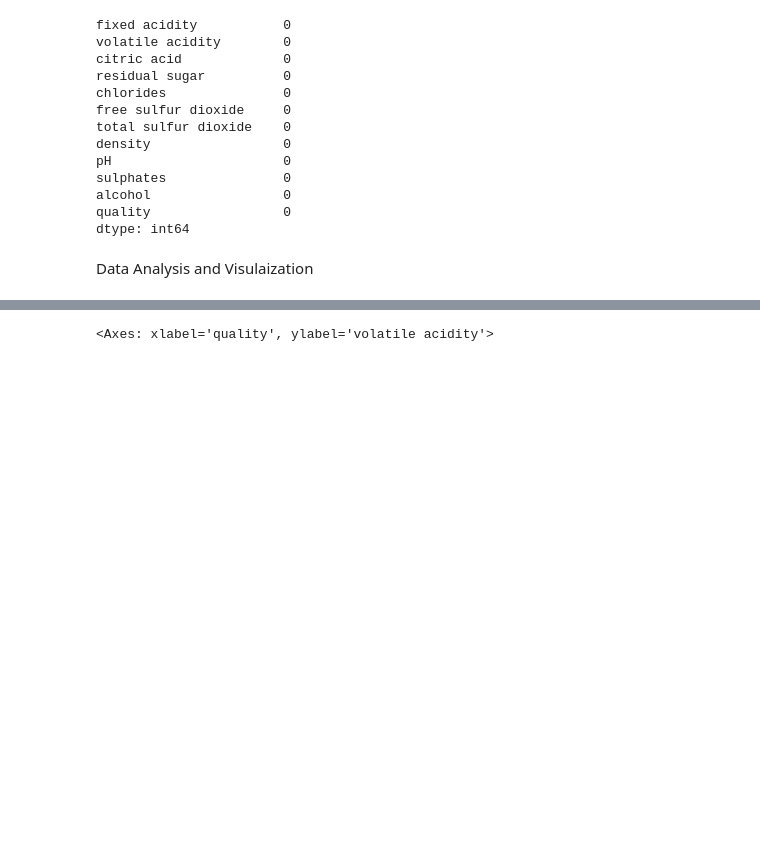
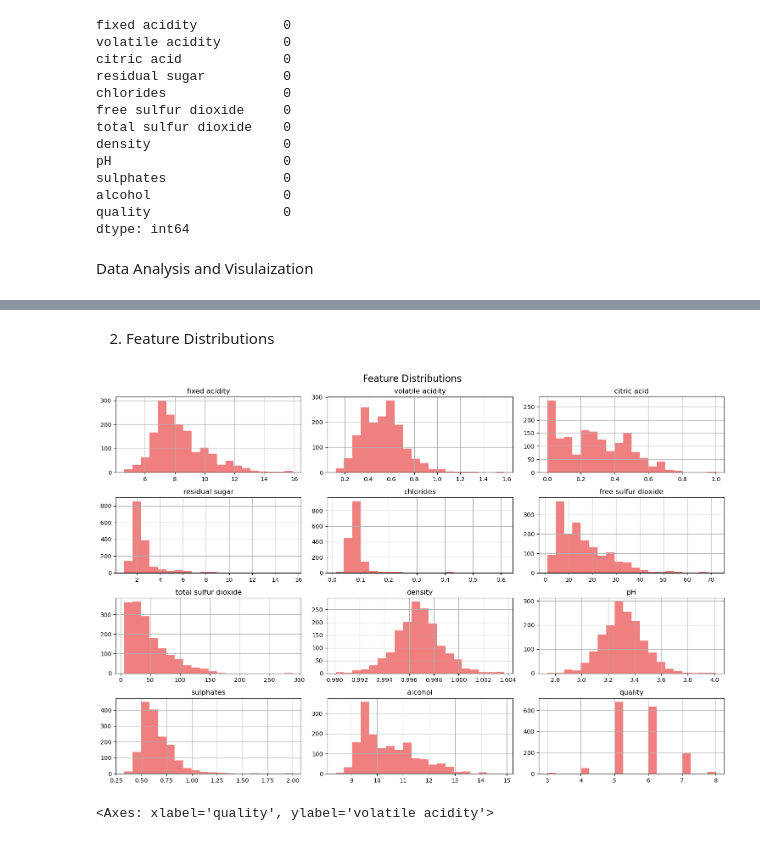
Before and after one commit to SherinDZerogithub/ML-Wine-Predicting-Model-CS1, a Jupyter notebook: wine_quality_predicting_model/notebooks/FC211032_VidusahanPerera/logistic-regression.ipynb, the cells around one changed output, grey strips where cells are left out. Drawn from its saved outputs; the diff is of its cells as text; code cells hidden in the pictures; blank space fills up the shorter version.

```diff
--- a/wine_quality_predicting_model/notebooks/FC211032_VidusahanPerera/logistic-regression.ipynb
+++ b/wine_quality_predicting_model/notebooks/FC211032_VidusahanPerera/logistic-regression.ipynb
@@ -61,3 +81,13 @@ sns.catplot(x='quality', data = df, kind = 'count')
+# %% [markdown]
+2. Feature Distributions
+# %%
+# Plot distributions for all features
+df.hist(bins=20, figsize=(15,10), color='lightcoral')
+plt.suptitle('Feature Distributions', fontsize=16)
+plt.tight_layout()
+plt.show()
+# %% [output]
+[figure, added]
 # %%
 # volatile acidity vs Quality
 plot = plt.figure(figsize=(5,5))
```
Also changed, not shown: parts of 5 cells of this notebook.
